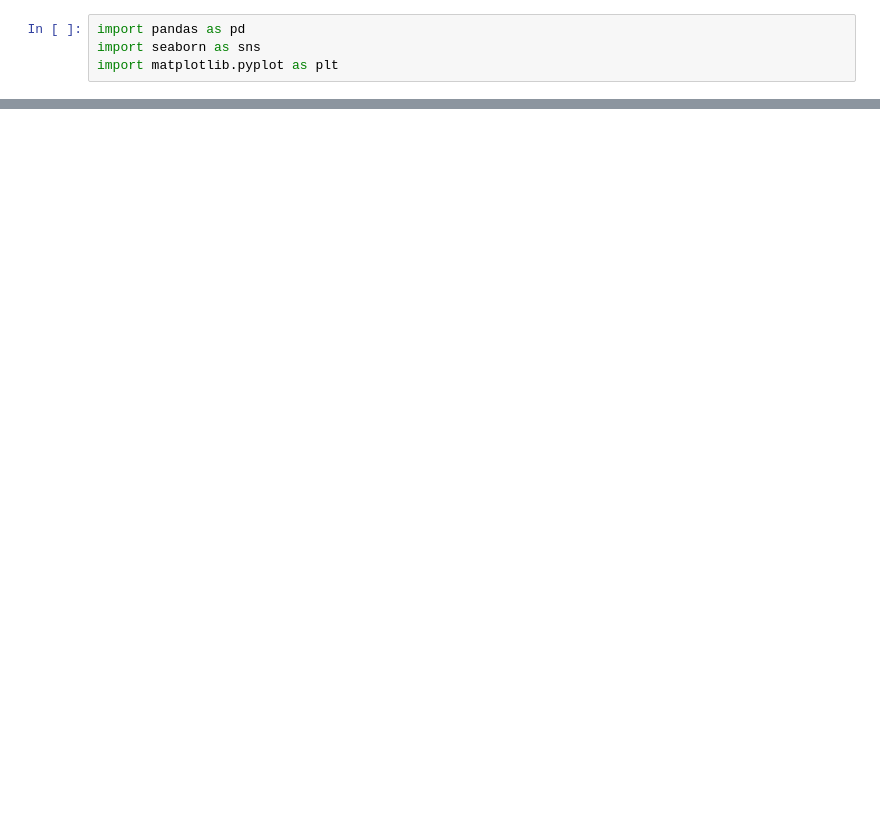
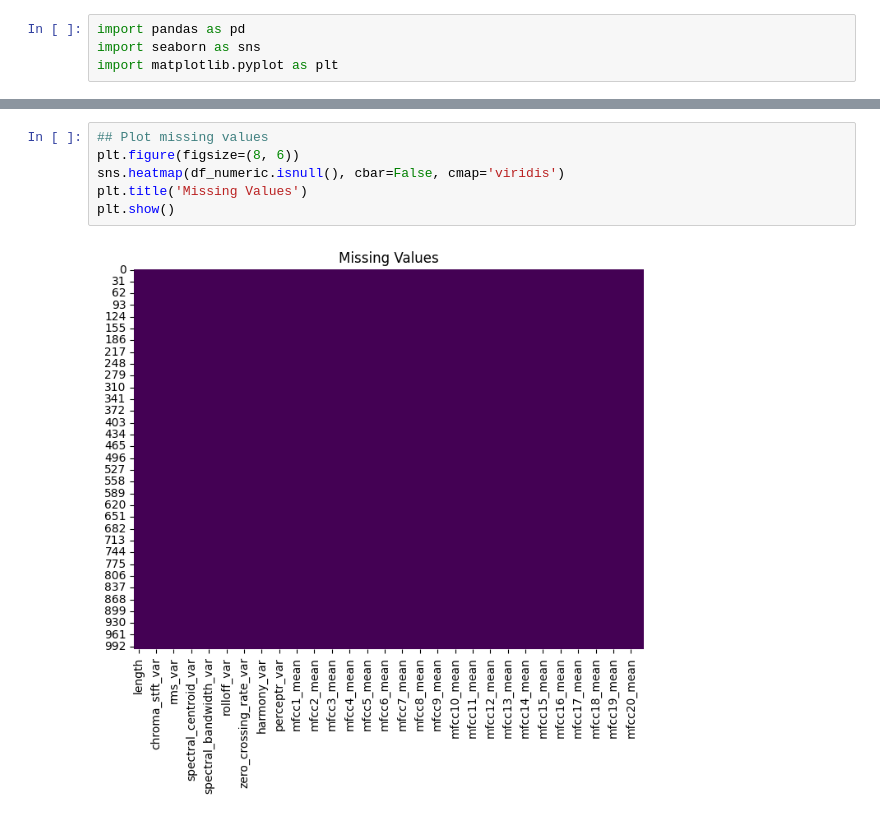
Before and after one commit to Hawkety77/Stat486MiniProject, a Jupyter notebook: eda.ipynb, the cells around one changed output, grey strips where cells are left out. Drawn from its saved outputs; the diff is of its cells as text; blank space fills up the shorter version.

```diff
--- a/eda.ipynb
+++ b/eda.ipynb
@@ -19 +26,9 @@ NameError: name 'df' is not defined
+# %%
+## Plot missing values
+plt.figure(figsize=(8, 6))
+sns.heatmap(df_numeric.isnull(), cbar=False, cmap='viridis')
+plt.title('Missing Values')
+plt.show()
+# %% [output]
+[figure, added]
 # %%
```
Also changed, not shown: parts of 4 cells of this notebook, 1 other file.
